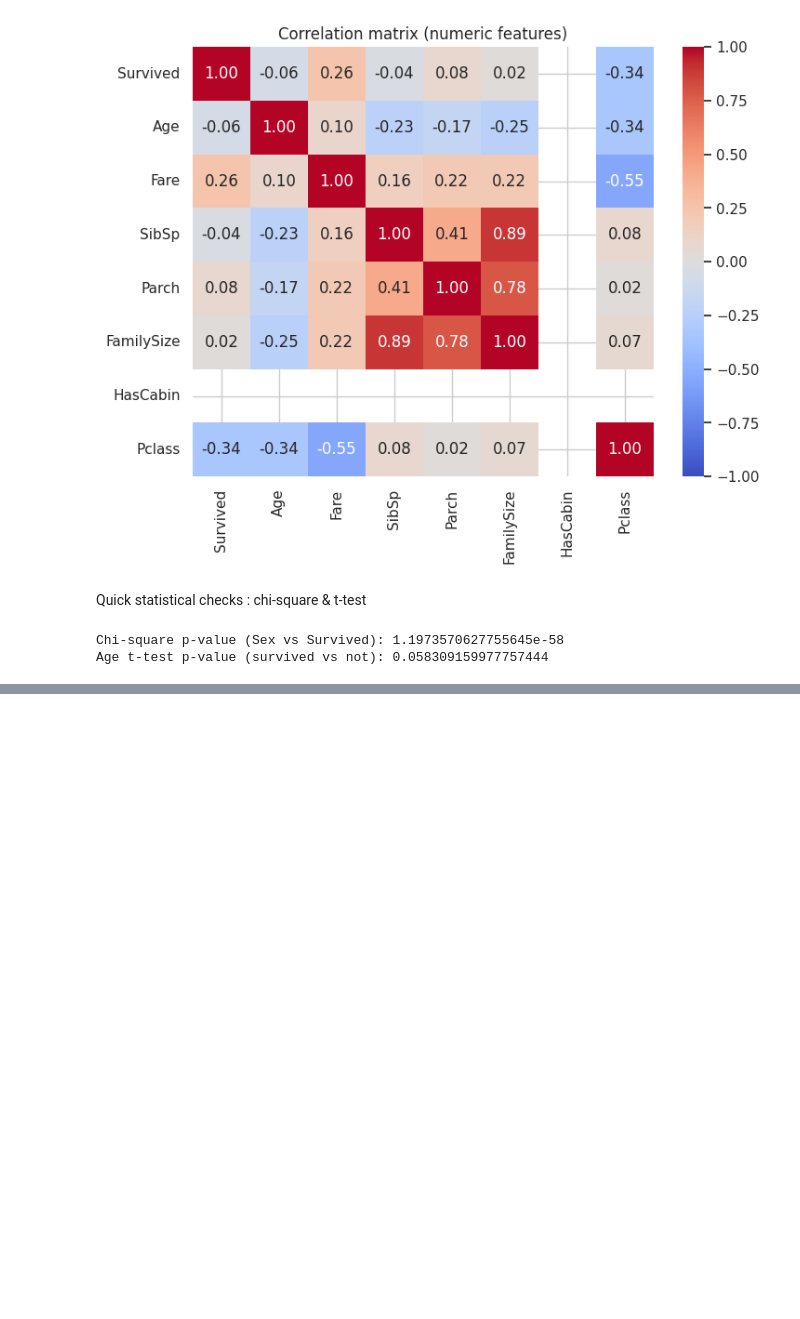
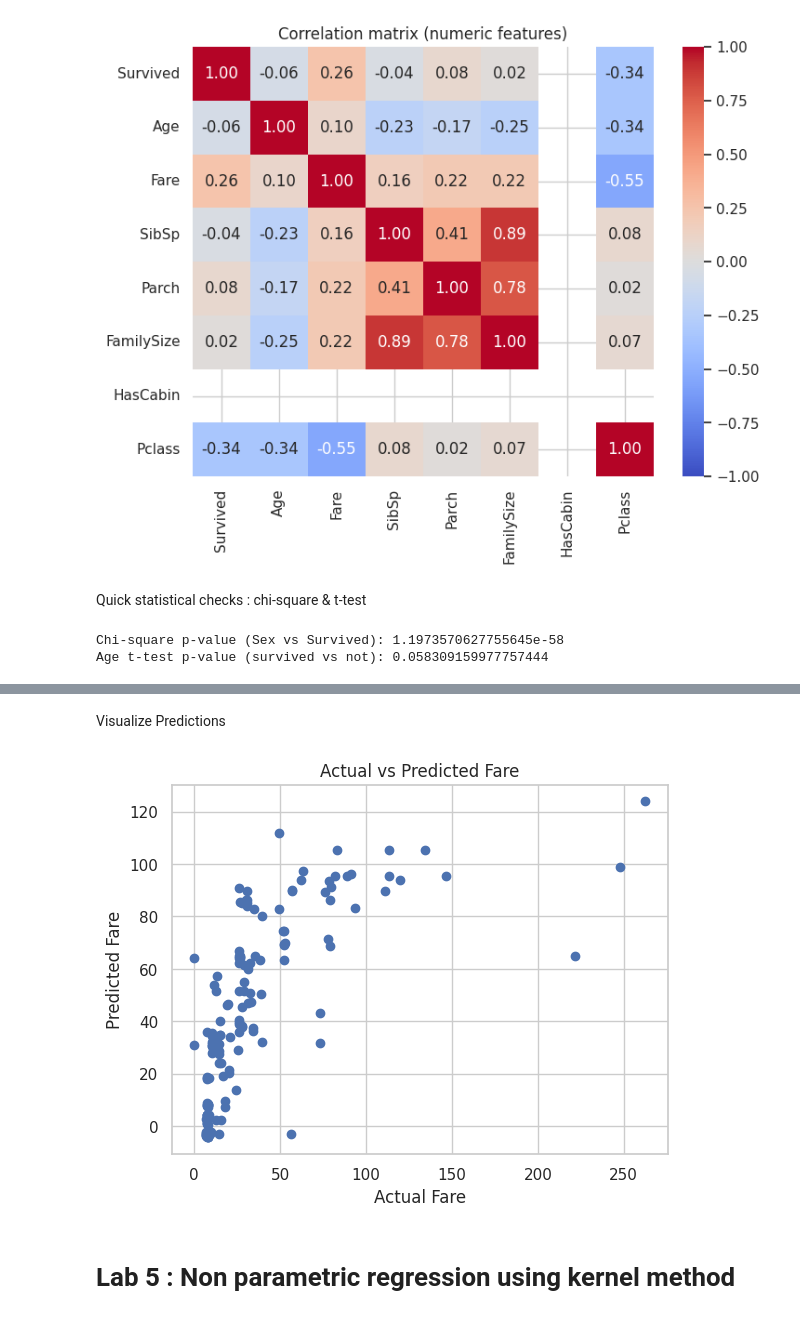
Before and after one commit to Smarikatripathi/Data-Science, a Jupyter notebook: DataScience.ipynb, the cells around one changed output, grey strips where cells are left out. Cells and saved outputs as stored; diff of their text form; code cells hidden in the pictures; blank space fills up the shorter version.

```diff
--- a/DataScience.ipynb
+++ b/DataScience.ipynb
@@ -298,0 +316,8 @@ Age t-test p-value (survived vs not): 0.058309159977757444
+# %%
+X = df[['Pclass', 'Age', 'SibSp', 'Parch', 'Sex']]
+# If you have one-hot encoded Embarked, include them:
+for col in df.columns:
+    if col.startswith('Embarked_'):
+        X[col] = df[col]
+
+y = df['Fare']
@@ -298,0 +337,4 @@ Age t-test p-value (survived vs not): 0.058309159977757444
+# %%
+X_train, X_test, y_train, y_test = train_test_split(
+    X, y, test_size=0.2, random_state=42
+)
@@ -298,0 +343,3 @@ Age t-test p-value (survived vs not): 0.058309159977757444
+# %%
+model = LinearRegression()
+model.fit(X_train, y_train)
@@ -298,0 +350,2 @@ Age t-test p-value (survived vs not): 0.058309159977757444
+# %%
+y_pred = model.predict(X_test)
@@ -298,0 +380,12 @@ Age t-test p-value (survived vs not): 0.058309159977757444
+# %% [markdown]
+Visualize Predictions
+# %%
+plt.scatter(y_test, y_pred)
+plt.xlabel("Actual Fare")
+plt.ylabel("Predicted Fare")
+plt.title("Actual vs Predicted Fare")
+plt.show()
+# %% [output]
+[figure, added]
+# %% [markdown]
+# Lab 5 : Non parametric regression using kernel **method**
```
Also changed, not shown: parts of 16 cells of this notebook.
